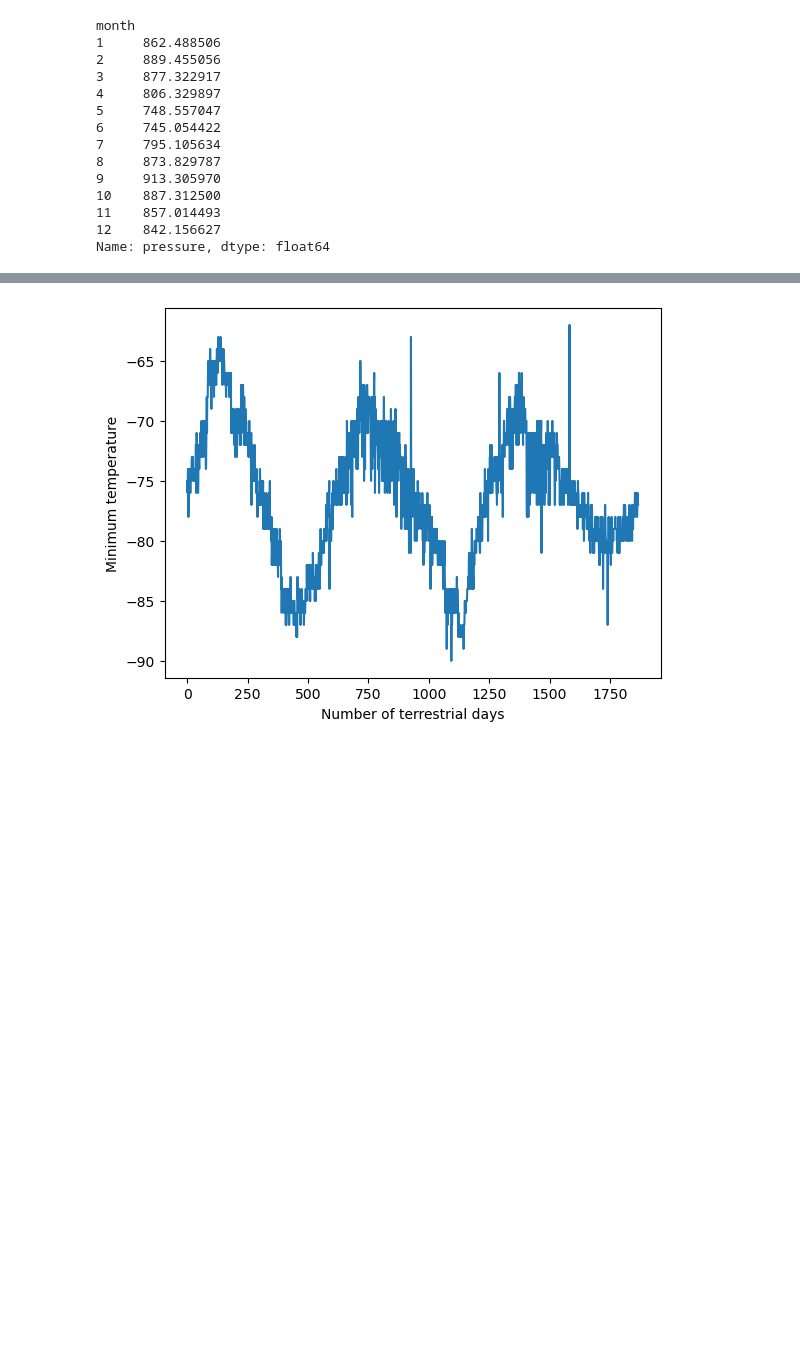
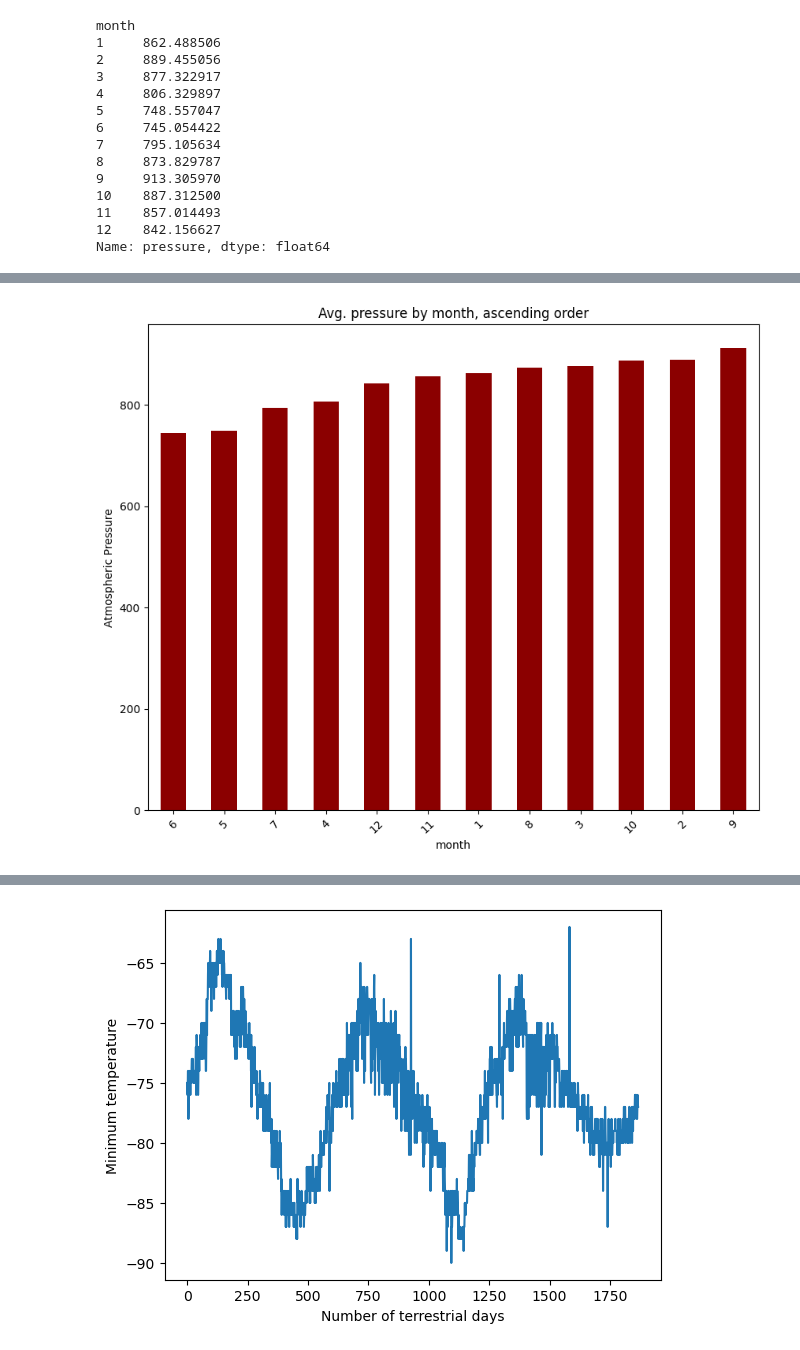
Before and after one commit to EdGonz44/data-collection-challenge, a Jupyter notebook: Jupyter_Notebooks/part_2_mars_weather.ipynb, the cells around one changed output, grey strips where cells are left out. Saved outputs shown, nothing was run; the diff lists cells and outputs as text; code cells hidden in the pictures; blank space fills up the shorter version.

```diff
--- a/Jupyter_Notebooks/part_2_mars_weather.ipynb
+++ b/Jupyter_Notebooks/part_2_mars_weather.ipynb
@@ -208,5 +235,7 @@ Name: min_temp, dtype: float64
 # %%
 # 4. Average pressure by Martian month
+avg_pressure = df.groupby('month')['pressure'].mean()
+avg_pressure
 # %% [output]
 month
 1     862.488506
@@ -228,0 +254,12 @@ Name: pressure, dtype: float64
+# %%
+# Plot the average pressure by month
+sorted_avg_pressure = avg_pressure.sort_values()
+sorted_avg_pressure.plot(kind='bar', figsize=(10, 8), rot=0, color='darkred')
+
+plt.xlabel('month')
+plt.ylabel('Atmospheric Pressure')
+plt.title('Avg. pressure by month, ascending order')
+plt.xticks(rotation=45)
+plt.show()
+# %% [output]
+[figure, added]
```
Also changed, not shown: parts of 10 cells of this notebook.
